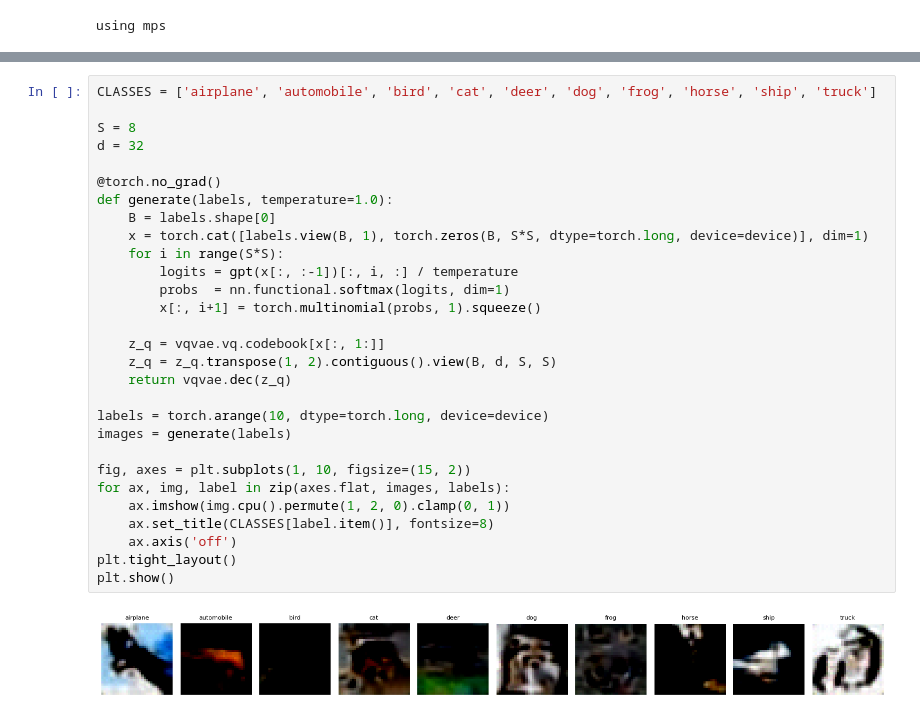
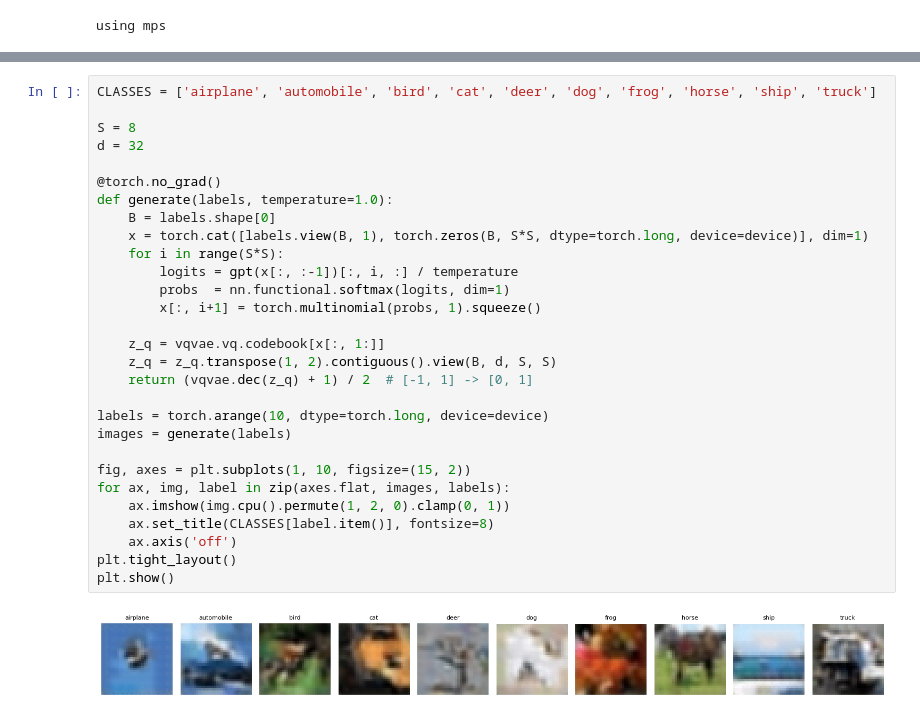
Before and after one commit to GalMunGral/image-generation-notebooks, a Jupyter notebook: autoregressive/05_sampling.ipynb, the cells around one changed output, grey strips where cells are left out. Drawn from its saved outputs; the diff is of its cells as text.

```diff
--- a/autoregressive/05_sampling.ipynb
+++ b/autoregressive/05_sampling.ipynb
@@ -56,34 +56,34 @@ vqvae, gpt
 # %%
 CLASSES = ['airplane', 'automobile', 'bird', 'cat', 'deer', 'dog', 'frog', 'horse', 'ship', 'truck']
 
 S = 8
 d = 32
 
 @torch.no_grad()
 def generate(labels, temperature=1.0):
     B = labels.shape[0]
     x = torch.cat([labels.view(B, 1), torch.zeros(B, S*S, dtype=torch.long, device=device)], dim=1)
     for i in range(S*S):
         logits = gpt(x[:, :-1])[:, i, :] / temperature
         probs  = nn.functional.softmax(logits, dim=1)
         x[:, i+1] = torch.multinomial(probs, 1).squeeze()
 
     z_q = vqvae.vq.codebook[x[:, 1:]]
     z_q = z_q.transpose(1, 2).contiguous().view(B, d, S, S)
-    return vqvae.dec(z_q)
+    return (vqvae.dec(z_q) + 1) / 2  # [-1, 1] -> [0, 1]
 
 labels = torch.arange(10, dtype=torch.long, device=device)
 images = generate(labels)
 
 fig, axes = plt.subplots(1, 10, figsize=(15, 2))
 for ax, img, label in zip(axes.flat, images, labels):
     ax.imshow(img.cpu().permute(1, 2, 0).clamp(0, 1))
     ax.set_title(CLASSES[label.item()], fontsize=8)
     ax.axis('off')
 plt.tight_layout()
 plt.show()
 # %% [output]
-[figure, old version]
+[figure, new version]
 # %%
 CLASSES = ['airplane', 'automobile', 'bird', 'cat', 'deer', 'dog', 'frog', 'horse', 'ship', 'truck']
 
```
Also changed, not shown: parts of 1 cell of this notebook, 1 other file.
